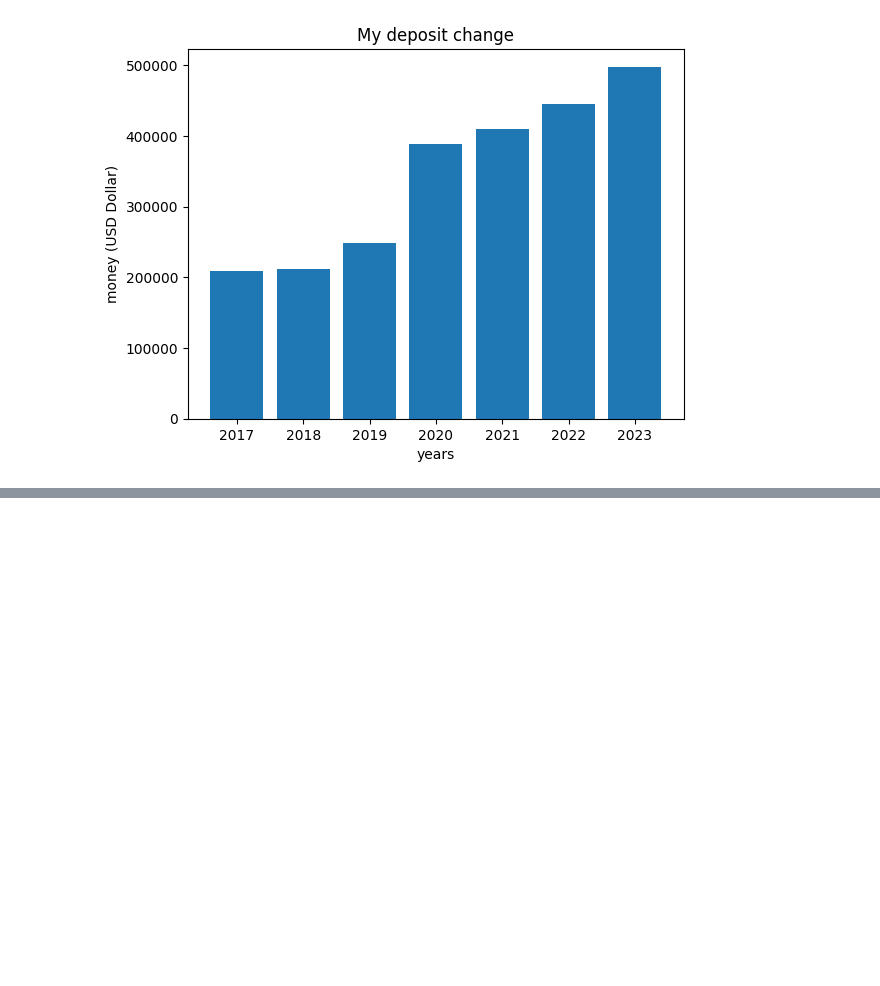
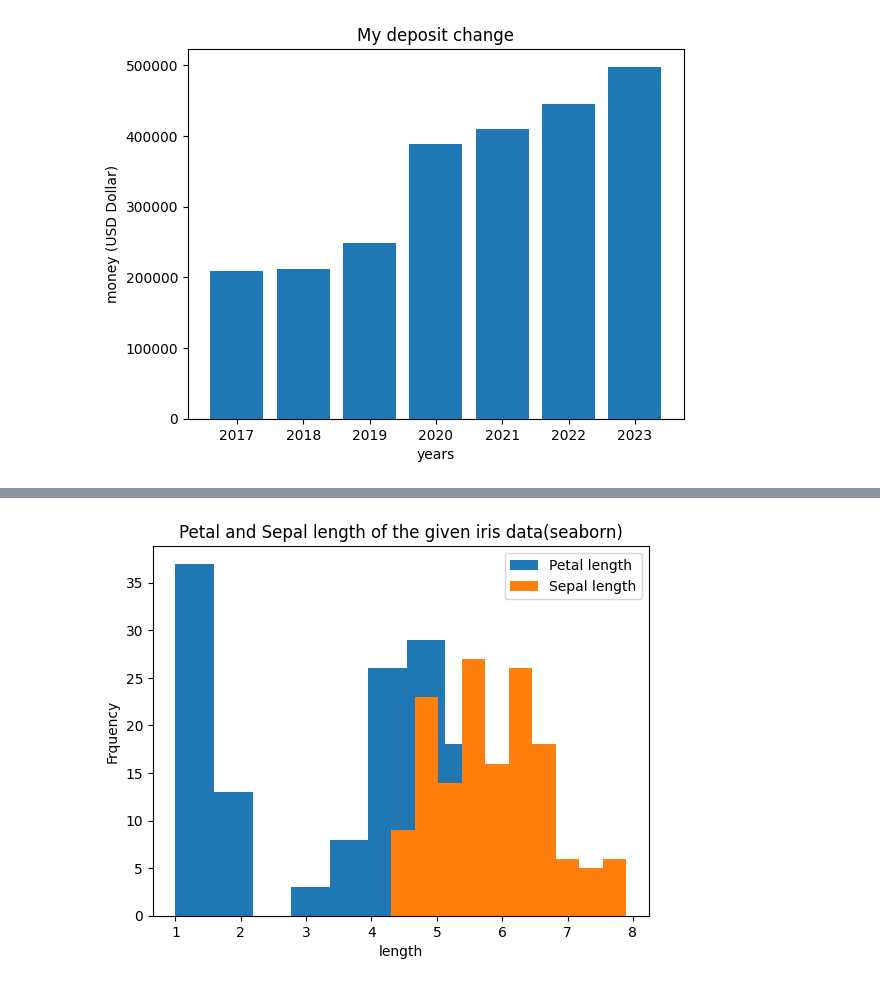
Before and after one commit to KnightChaser/ML-challenge, a Jupyter notebook: python_visualization_cheat_sheet.ipynb, the cells around one changed output, grey strips where cells are left out. Saved outputs shown, nothing was run; the diff lists cells and outputs as text; code cells hidden in the pictures; blank space fills up the shorter version.

```diff
--- a/python_visualization_cheat_sheet.ipynb
+++ b/python_visualization_cheat_sheet.ipynb
@@ -74,0 +84,16 @@ plt.show()
+# %%
+# OVERLAPPED HISTOGRAM
+
+# load the iris dataset
+data = sns.load_dataset('iris')
+
+plt.hist(data['petal_length'], label = 'Petal length')
+plt.hist(data['sepal_length'], label = 'Sepal length')
+
+plt.legend(loc = 'upper right')
+plt.title('Petal and Sepal length of the given iris data(seaborn)')
+plt.xlabel("length")
+plt.ylabel("Frquency")
+plt.show()
+# %% [output]
+[figure, added]
```
Also changed, not shown: parts of 8 cells of this notebook.
